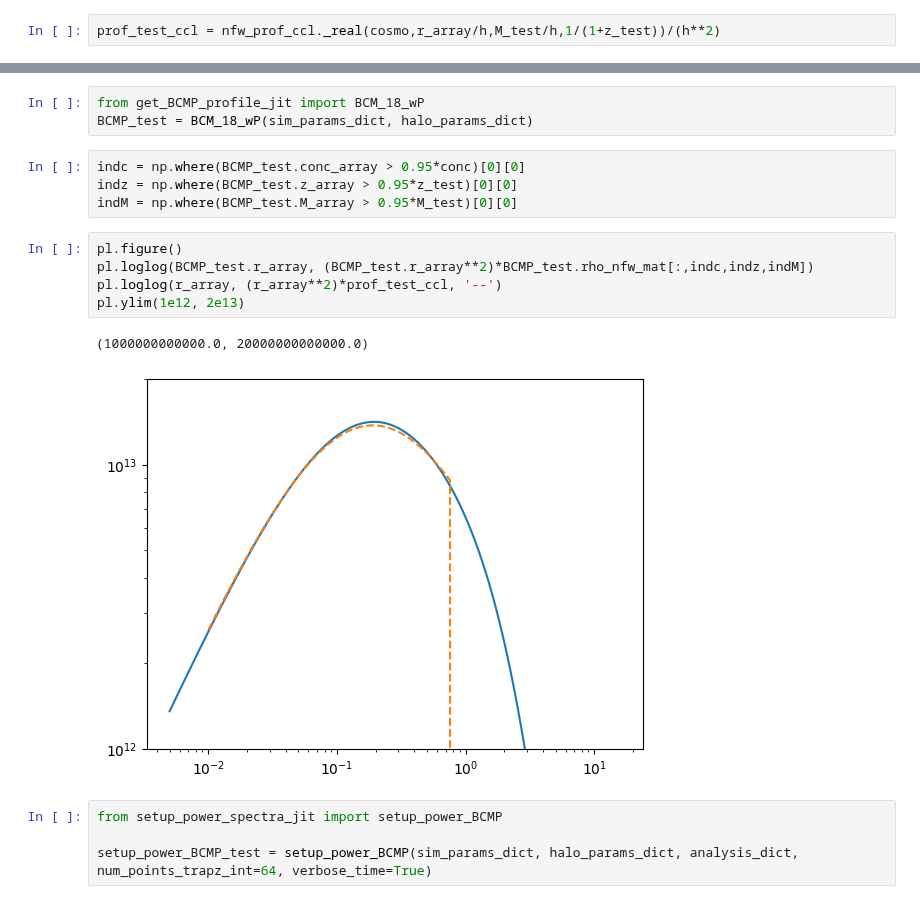
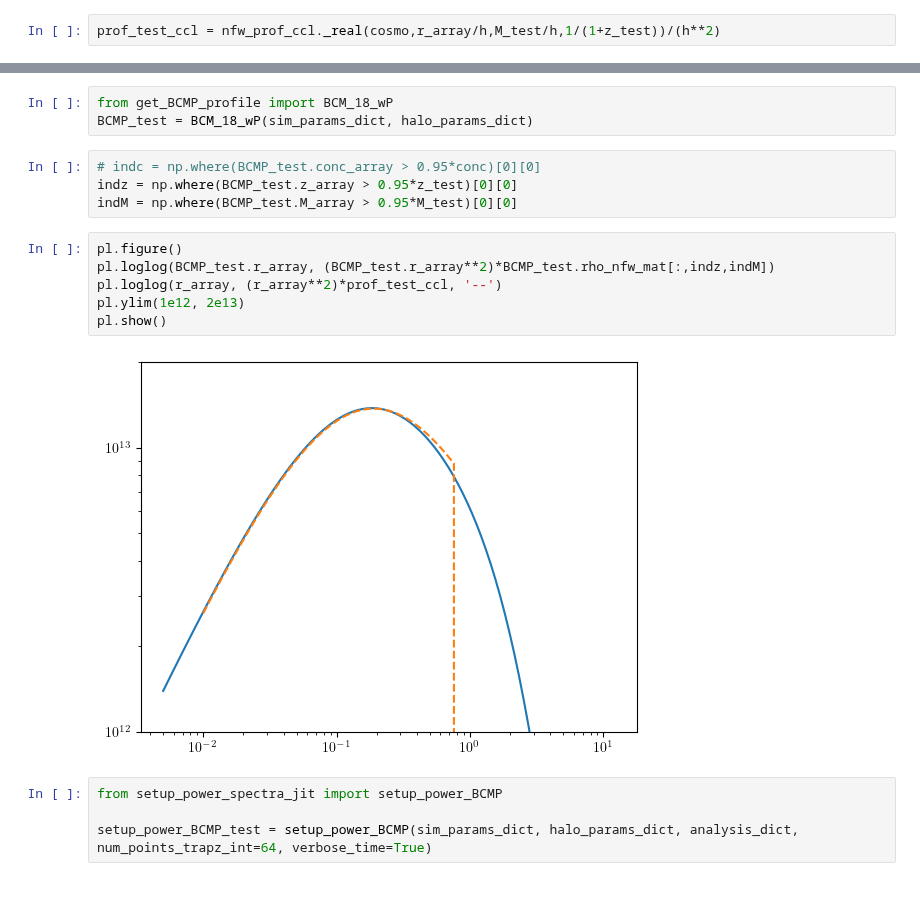
Before and after one commit to shivampcosmo/GODMAX, a Jupyter notebook: notebooks/compare_pyccl.ipynb, the cells around one changed output, grey strips where cells are left out. Cells and saved outputs as stored; diff of their text form.

```diff
--- a/notebooks/arxiv/get_theory_profiles.ipynb
+++ b/notebooks/compare_pyccl.ipynb
@@ -133,18 +308,18 @@ analysis_dict['calc_nfw_only'] = True
 # %%
-from get_BCMP_profile_jit import BCM_18_wP
+from get_BCMP_profile import BCM_18_wP
 BCMP_test = BCM_18_wP(sim_params_dict, halo_params_dict)
 # %%
-indc = np.where(BCMP_test.conc_array > 0.95*conc)[0][0]
+# indc = np.where(BCMP_test.conc_array > 0.95*conc)[0][0]
 indz = np.where(BCMP_test.z_array > 0.95*z_test)[0][0]
 indM = np.where(BCMP_test.M_array > 0.95*M_test)[0][0]
 # %%
 pl.figure()
-pl.loglog(BCMP_test.r_array, (BCMP_test.r_array**2)*BCMP_test.rho_nfw_mat[:,indc,indz,indM])
+pl.loglog(BCMP_test.r_array, (BCMP_test.r_array**2)*BCMP_test.rho_nfw_mat[:,indz,indM])
 pl.loglog(r_array, (r_array**2)*prof_test_ccl, '--')
 pl.ylim(1e12, 2e13)
+pl.show()
 # %% [output]
-(1000000000000.0, 20000000000000.0)
-[figure, old version]
+[figure, new version]
 # %%
 from setup_power_spectra_jit import setup_power_BCMP
 
```
Also changed, not shown: parts of 5 cells of this notebook, 6 other files.
